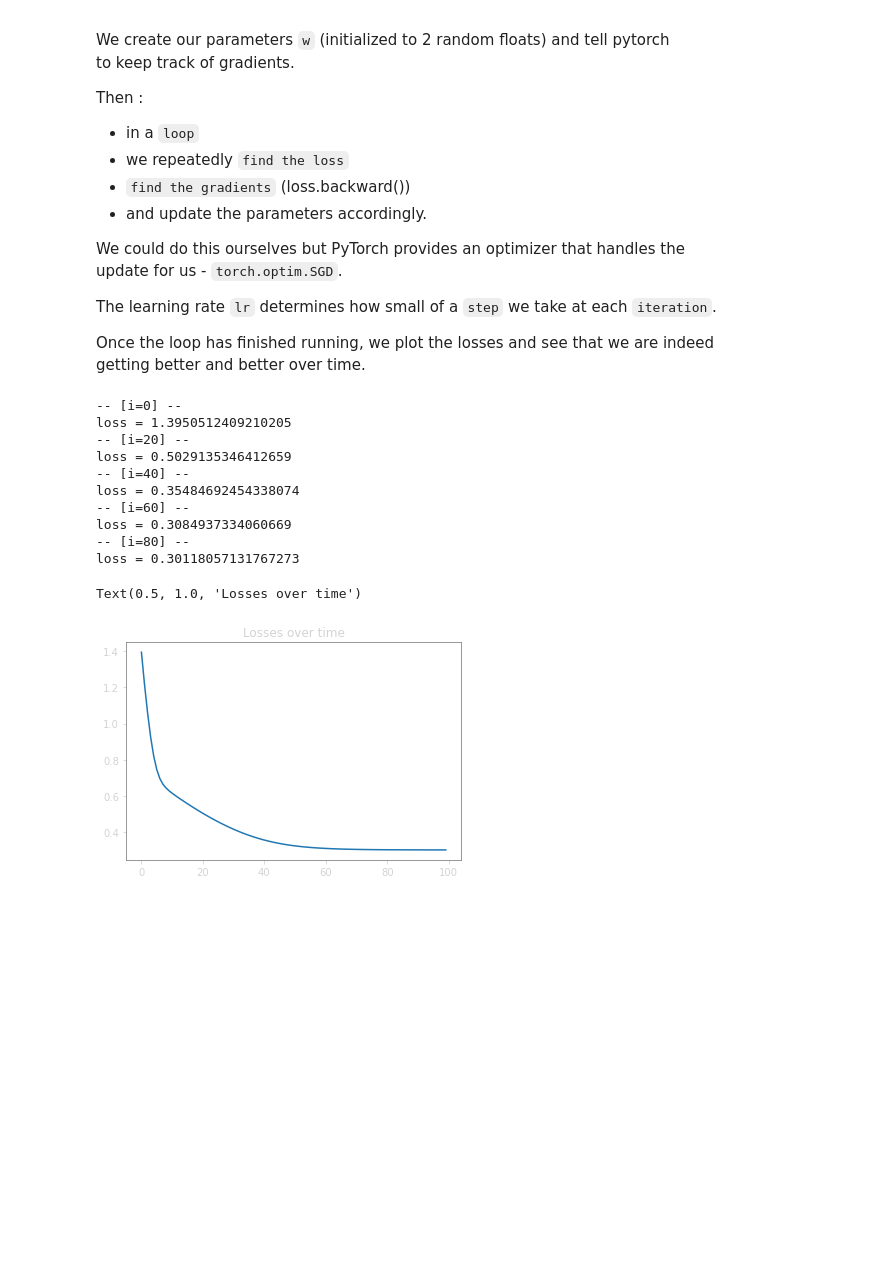
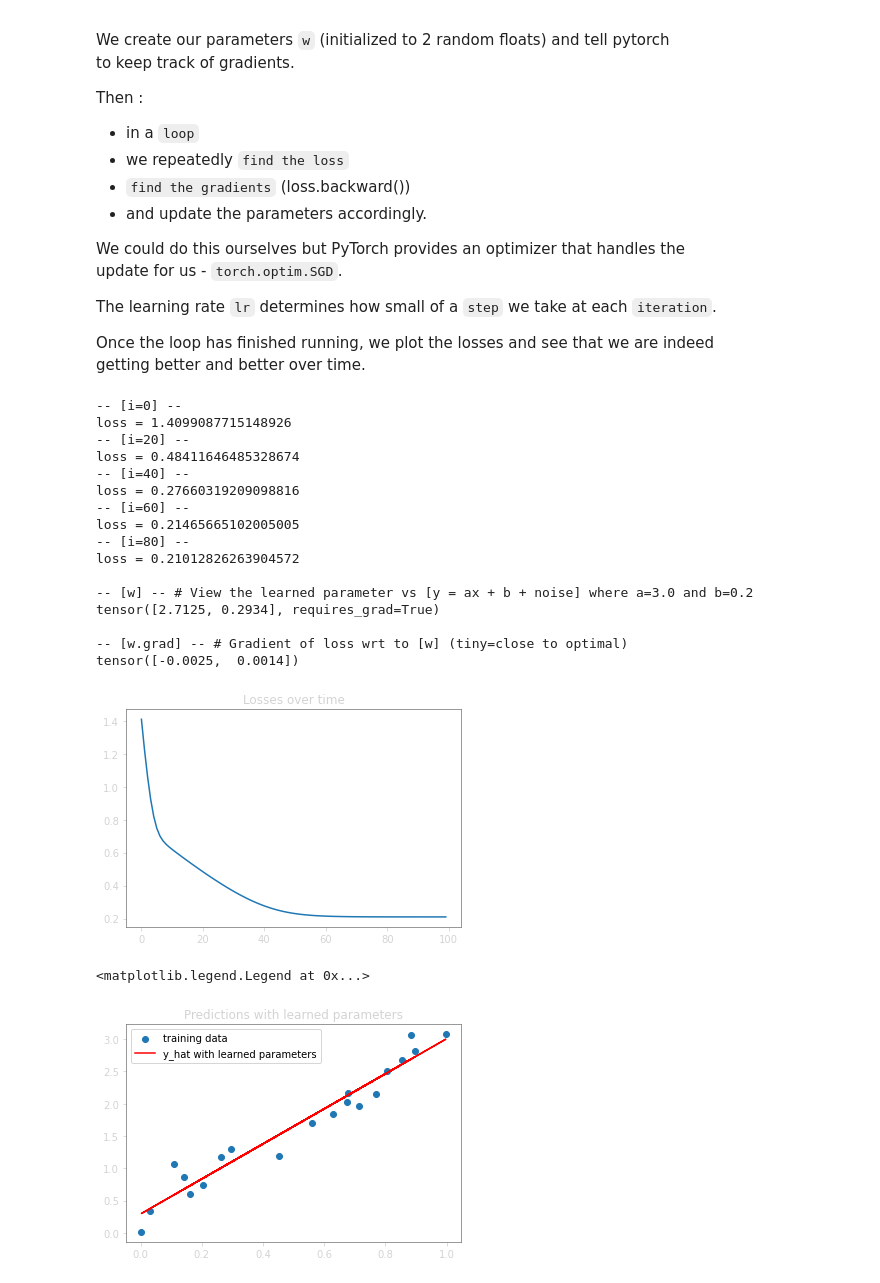
Before and after one commit to miketon/JupyterJeep, a Jupyter notebook: aiart/art_01_Intro_GradientDescent.ipynb, the cells around one changed output. Cells and saved outputs as stored; diff of their text form; code cells hidden in the pictures; blank space fills up the shorter version.

Commit message:
Plotting and vis with GPT4 help

```diff
--- a/aiart/art_01_Intro_GradientDescent.ipynb
+++ b/aiart/art_01_Intro_GradientDescent.ipynb
@@ -728,6 +728,7 @@ mpl.rcParams['axes.titlecolor'] = 'lightgrey'
 mpl.rcParams['axes.edgecolor'] = 'grey'
 mpl.rcParams['xtick.color'] = 'lightgrey'
 mpl.rcParams['ytick.color'] = 'lightgrey'
+mpl.rcParams['axes.labelcolor'] = (1, 1, 1, 0.5)
 
 plt.imshow(img_array) # matplotlib can display the images of RGB(A) channels
 # %% [output]
@@ -1034,6 +1058,7 @@ w = torch.rand(2) # our parameeters
 w.requires_grad = True # we want to track gradients
 
 # SGD = Stochastic Gradient Descent
+# @note 🧠 : too bad we aren't using a LEARNER, and can't use learn.lr_find()
 optimizer = torch.optim.SGD([w], lr=0.2) # inlining learning rate to 0.2
 
 losses = [] # keep track of the losses (RMSE values)
@@ -1063,16 +1088,34 @@ for i in range(100):
 
 plt.plot(losses)
 plt.title('Losses over time')
+
+print(f'\n-- [w] -- # View the learned parameter vs [y = ax + b + noise] where a=3.0 and b=0.2 \n{w}')
+print(f'\n-- [w.grad] -- # Gradient of loss wrt to [w] (tiny=close to optimal) \n{w.grad}')
 # %% [output]
 -- [i=0] --
-loss = 1.3950512409210205
+loss = 1.4099087715148926
 -- [i=20] --
-loss = 0.5029135346412659
+loss = 0.48411646485328674
 -- [i=40] --
-loss = 0.35484692454338074
+loss = 0.27660319209098816
 -- [i=60] --
-loss = 0.3084937334060669
+loss = 0.21465665102005005
 -- [i=80] --
-loss = 0.30118057131767273
+loss = 0.21012826263904572
+
+-- [w] -- # View the learned parameter vs [y = ax + b + noise] where a=3.0 and b=0.2
+tensor([2.7125, 0.2934], requires_grad=True)
+
+-- [w.grad] -- # Gradient of loss wrt to [w] (tiny=close to optimal)
+tensor([-0.0025,  0.0014])
-Text(0.5, 1.0, 'Losses over time')
-[figure, old version]
+[figure, new version]
+# %%
+# Plot predictions with these parameters
+plt.title('Predictions with learned parameters')
+plt.scatter(x,y, label='training data')
+y_hat = w[0]*x + w[1]
+plt.plot(x, y_hat.detach(), c='red', label='y_hat with learned parameters')
+plt.legend()
+# %% [output]
+<matplotlib.legend.Legend at 0x...>
+[figure, added]
```
Also changed, not shown: parts of 17 cells of this notebook.
